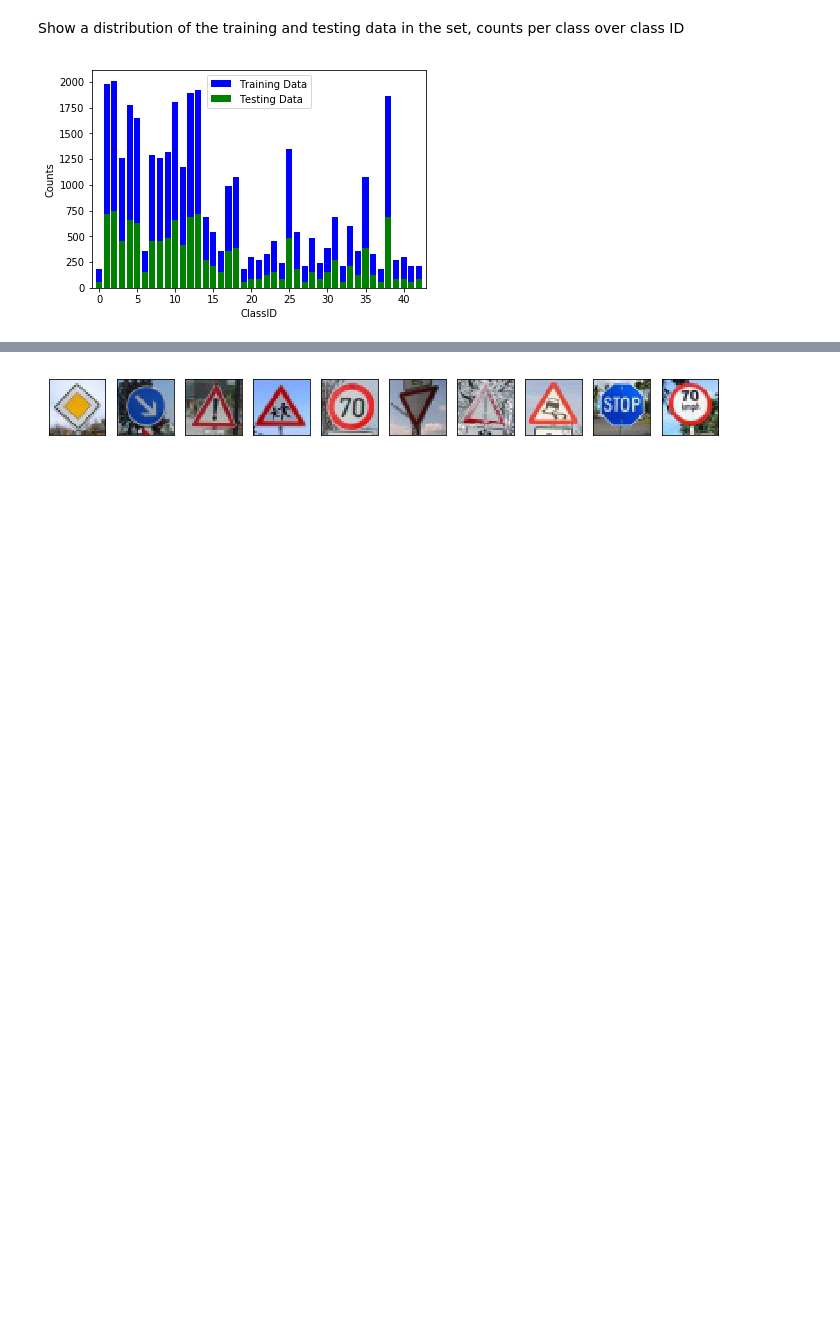
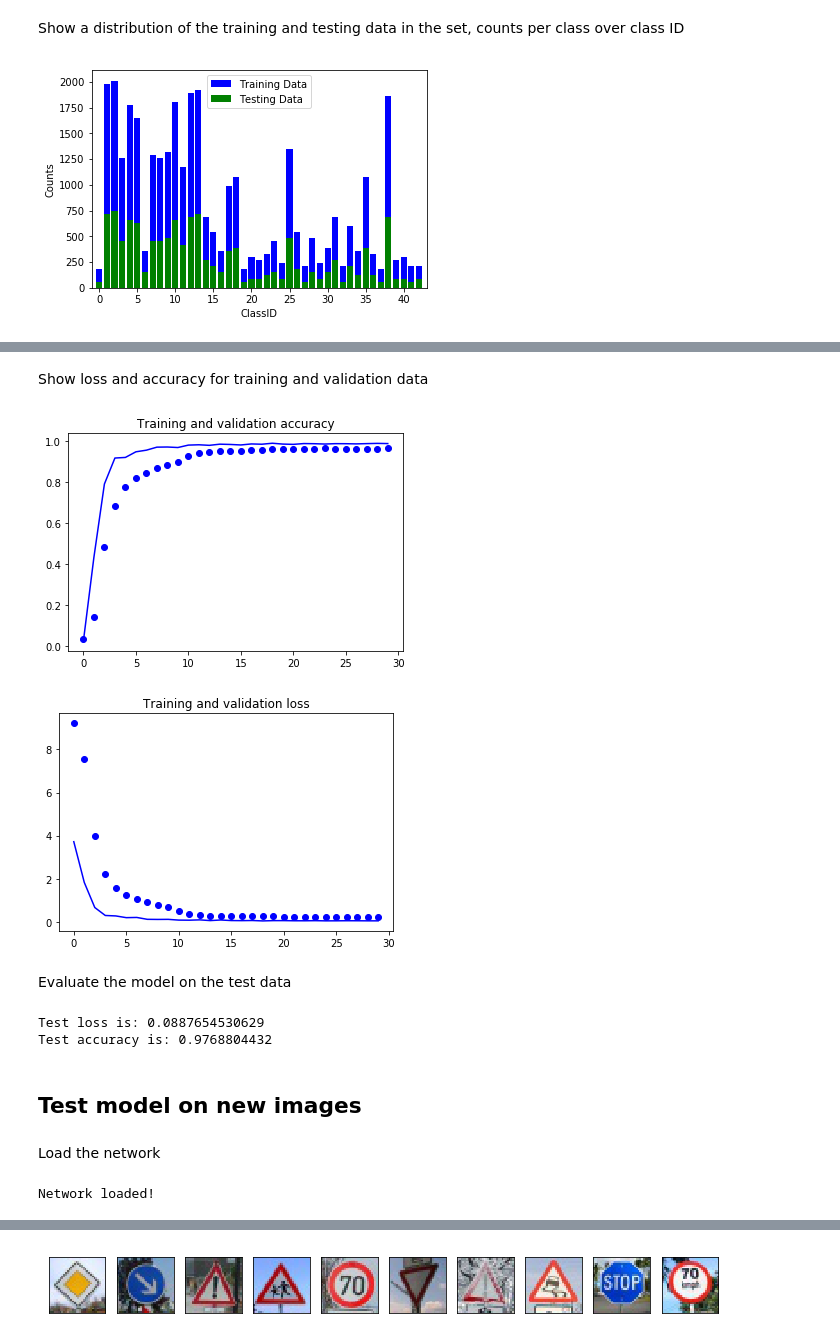
Before and after one commit to maxritter/SDC-Traffic-Sign-Recognition, a Jupyter notebook: Project.ipynb, the cells around one changed output, grey strips where cells are left out. Cells and saved outputs as stored; diff of their text form; code cells hidden in the pictures; blank space fills up the shorter version.

Commit message:
Add files via upload
Updated the project to use Keras instead of bare TensorFlow

```diff
--- a/Project.ipynb
+++ b/Project.ipynb
@@ -633,0 +261,29 @@ Test accuracy  0.9392715757929514
+# %%
+# Our training data generator
+train_generator = train_datagen.flow(X_train, y_train_hot, batch_size=128)
+
+# Out validation data generator
+validation_generator = test_datagen.flow(X_valid, y_valid_hot, batch_size=128)
+
+# Let's train the model using SGD + momentum
+lr = 0.01
+sgd = SGD(lr=lr, decay=1e-6, momentum=0.9, nesterov=True)
+model.compile(loss='categorical_crossentropy', optimizer=sgd, metrics=['accuracy'])
+
+# Early stopping, if progress on validation data does not improve after 10 epochs
+early_stop = EarlyStopping(monitor='val_loss', patience=10, verbose=0, mode='min')
+
+# Our learning rate scheduler
+def lr_schedule(epoch):
+    return lr*(0.1**int(epoch/10))
+
+# Train our model
+history = model.fit_generator(train_generator, steps_per_epoch=len(X_train) / 128, epochs=100,
+        validation_data=validation_generator, validation_steps=len(X_valid) / 128,
+        class_weight=class_weights, verbose=2, callbacks=[LearningRateScheduler(lr_schedule), early_stop])
+
+# Save the model to file
+model.save_weights('./dataset/model.h5')
+
+# Print message
+print("Model trained!")
@@ -633,0 +308,42 @@ Test accuracy  0.9392715757929514
+# %% [markdown]
+Show loss and accuracy for training and validation data
+# %%
+acc = history.history['acc']
+val_acc = history.history['val_acc']
+loss = history.history['loss']
+val_loss = history.history['val_loss']
+epochs = range(len(acc))
+plt.plot(epochs, acc, 'bo')
+plt.plot(epochs, val_acc, 'b')
+plt.title('Training and validation accuracy')
+plt.figure()
+plt.plot(epochs, loss, 'bo')
+plt.plot(epochs, val_loss, 'b')
+plt.title('Training and validation loss')
+plt.show()
+# %% [output]
+[figure, added]
+[figure, added]
+# %% [markdown]
+Evaluate the model on the test data
+# %%
+# Out validation data generator
+test_generator = test_datagen.flow(X_test, y_test_hot, batch_size=128)
+
+# Calculate score
+score = model.evaluate_generator(test_generator, len(X_test) / 128)
+print("Test loss is: " + str(score[0]))
+print("Test accuracy is: " + str(score[1]))
+# %% [output]
+Test loss is: 0.0887654530629
+Test accuracy is: 0.9768804432
+# %% [markdown]
+
+## Test model on new images
+# %% [markdown]
+Load the network
+# %%
+model.load_weights('./dataset/model.h5')
+print("Network loaded!")
+# %% [output]
+Network loaded!
```
Also changed, not shown: parts of 80 cells of this notebook, 1 other file.
